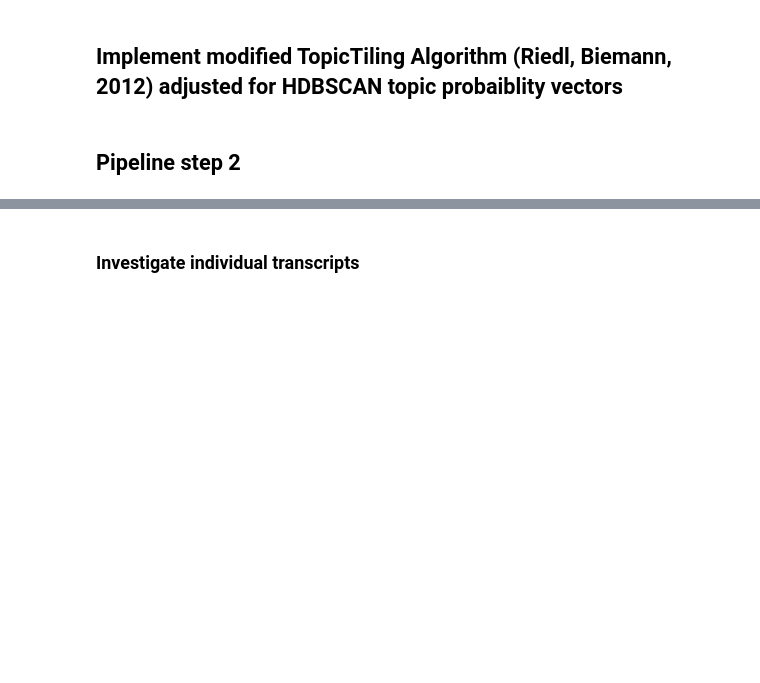
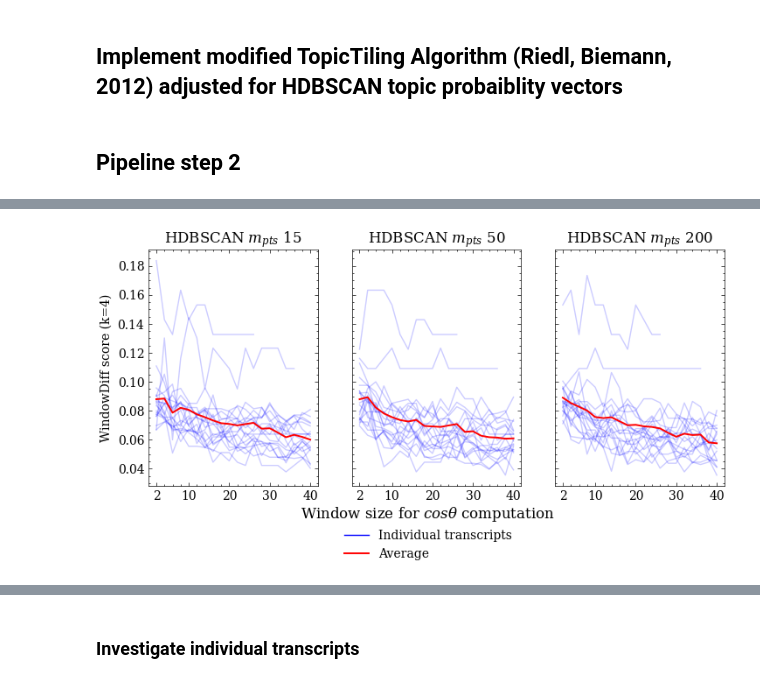
Before and after one commit to OskarMunck/Thesis, a Jupyter notebook: 4.topic_tiling.ipynb, the cells around one changed output, grey strips where cells are left out. Drawn from its saved outputs; the diff is of its cells as text; code cells hidden in the pictures; blank space fills up the shorter version.

```diff
--- a/4.topic_tiling.ipynb
+++ b/4.topic_tiling.ipynb
@@ -404 +410,37 @@ eval200 = pd.read_csv('../Thesis/evaluation/eval_200.csv')
+# %%
+# Plot evaluation metric over different windowsize for each annotated transcript
+fig, axs = plt.subplots(1,3, figsize=(8.5, 3.5), sharey=True)
+palette = sns.color_palette(['blue'], 20)
+
+ax1 = sns.lineplot(data=eval15, x='window_size', y='window_diff', hue='episode', palette=palette, alpha=0.2, ax=axs[0])
+ax2 = sns.lineplot(data = grouped_15, x='window_size', y='window_diff', color='red', alpha=1, label='Average', linewidth=1.4, ax=axs[0])
+ax3 = sns.lineplot(data=eval50, x='window_size', y='window_diff', hue='episode', palette=palette, alpha=0.2, ax=axs[1])
+ax4 = sns.lineplot(data = grouped_50, x='window_size', y='window_diff', color='red', alpha=1, label='Average', linewidth=1.4, ax=axs[1])
+ax5 = sns.lineplot(data=eval200, x='window_size', y='window_diff', hue='episode', palette=palette, alpha=0.2, ax=axs[2])
+ax6 = sns.lineplot(data = grouped_200, x='window_size', y='window_diff', color='red', alpha=1, label='Average', linewidth=1.4, ax=axs[2])
+
+# modify legend
+axs[0].get_legend().remove()
+axs[2].get_legend().remove()
+current_handles, current_labels = plt.gca().get_legend_handles_labels()
+axs[1].legend(current_handles[-2:], ['Individual transcripts','Average'], loc='lower center', bbox_to_anchor=(0.45, -0.36))
+
+axs[0].set_title('HDBSCAN $m_{pts}$ 15')
+axs[1].set_title('HDBSCAN $m_{pts}$ 50')
+axs[2].set_title('HDBSCAN $m_{pts}$ 200')
+
+axs[0].set_xlabel('')
+axs[1].set_xlabel('')
+axs[2].set_xlabel('')
+fig.supxlabel(r'Window size for $cos \theta$ computation', y=-0.012)
+
+axs[0].set_xticks([2,10,20,30,40])
+axs[1].set_xticks([2,10,20,30,40])
+axs[2].set_xticks([2,10,20,30,40])
+
+axs[0].set_ylabel('WindowDiff score (k=4)')
+
+plt.show()
+# %% [output]
+[figure, added]
 # %%
```
Also changed, not shown: parts of 6 cells of this notebook.
